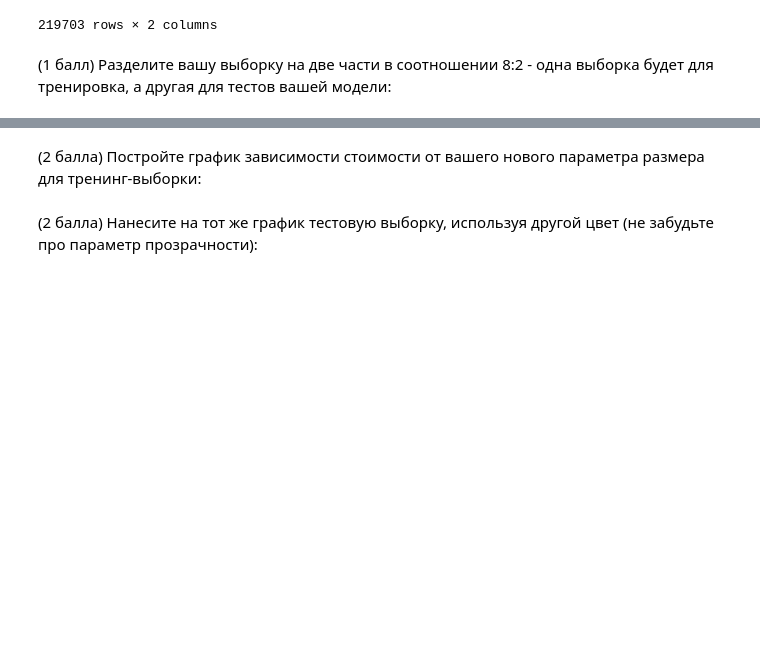
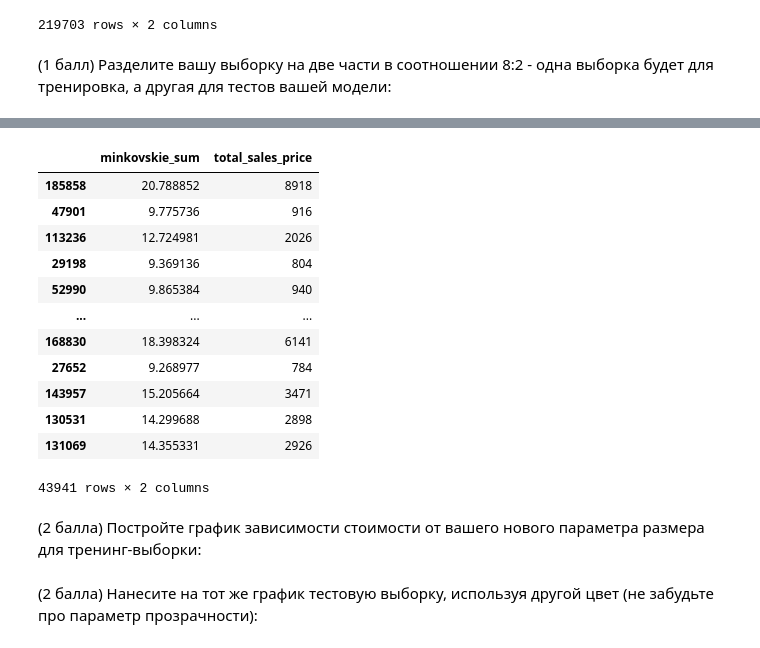
Before and after one commit to mrkustik1985/python, a Jupyter notebook: lab_work.ipynb, the cells around one changed output, grey strips where cells are left out. Saved outputs shown, nothing was run; the diff lists cells and outputs as text; code cells hidden in the pictures; blank space fills up the shorter version.

```diff
--- a/lab_work.ipynb
+++ b/lab_work.ipynb
@@ -572 +593,17 @@ x_train
+# %%
+test
+# %% [output]
+|  | minkovskie_sum | total_sales_price |
+| 185858 | 20.788852 | 8918 |
+| 47901 | 9.775736 | 916 |
+| 113236 | 12.724981 | 2026 |
+| 29198 | 9.369136 | 804 |
+| 52990 | 9.865384 | 940 |
+| ... | ... | ... |
+| 168830 | 18.398324 | 6141 |
+| 27652 | 9.268977 | 784 |
+| 143957 | 15.205664 | 3471 |
+| 130531 | 14.299688 | 2898 |
+| 131069 | 14.355331 | 2926 |
+43941 rows × 2 columns
 # %% [markdown]
```
Also changed, not shown: parts of 8 cells of this notebook.
